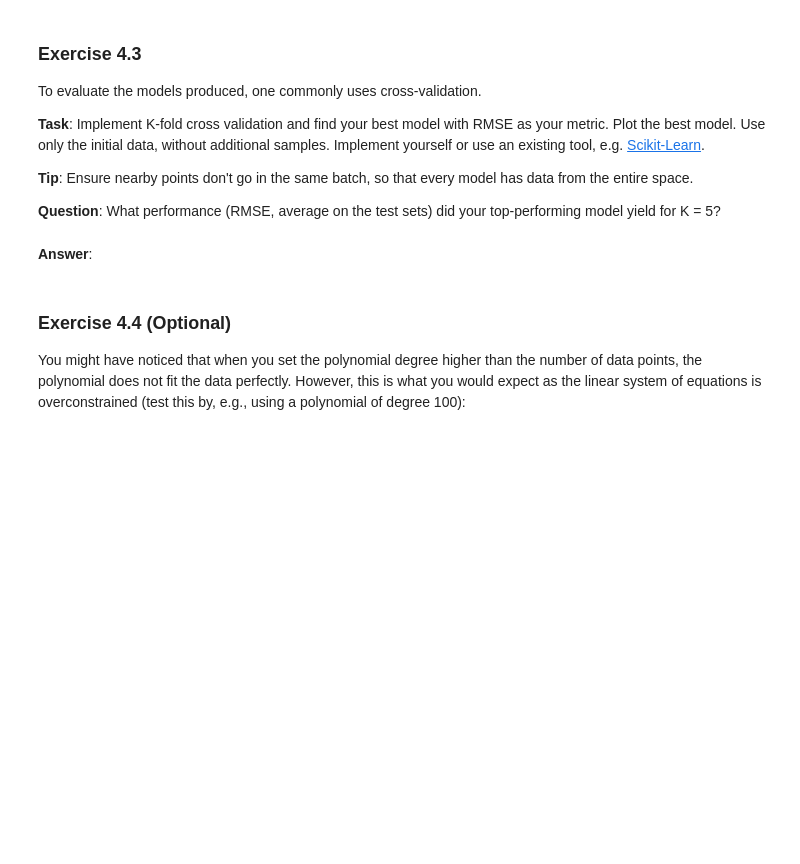
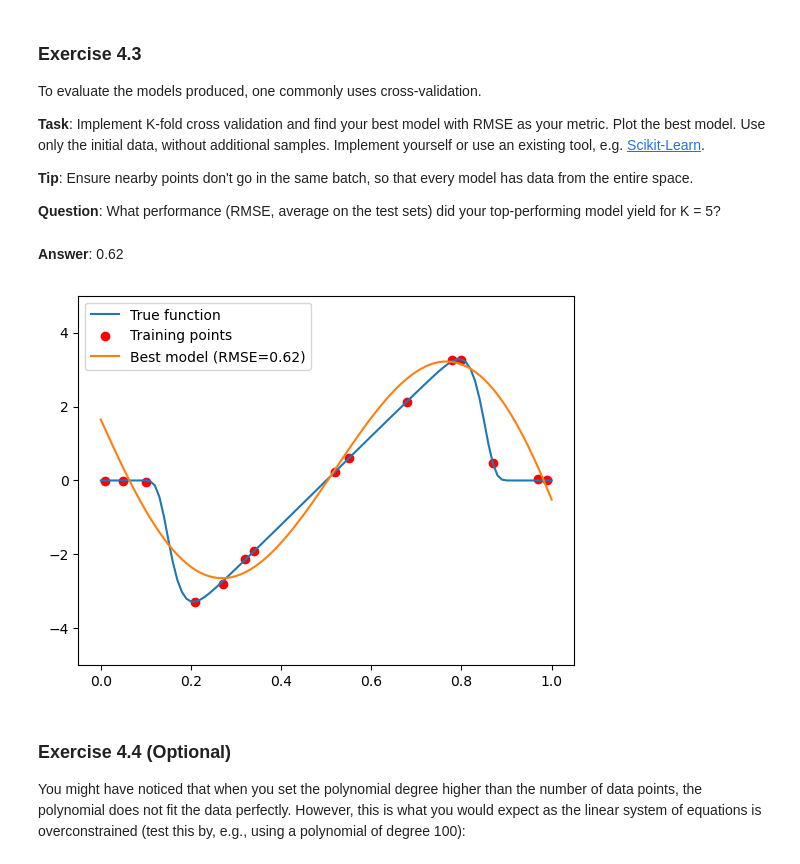
Before and after one commit to Nr755/EDAN96, a Jupyter notebook: lab2/lab2_intro_math.ipynb, the cells around one changed output. Cells and saved outputs as stored; diff of their text form; code cells hidden in the pictures; blank space fills up the shorter version.

```diff
--- a/lab2/lab2_intro_math.ipynb
+++ b/lab2/lab2_intro_math.ipynb
@@ -770,6 +769,6 @@ __Answer__:
 # %%
 # Test out these parameters to answer the questions!
-polynomial_degree = 12
+polynomial_degree = 5
 added_samples = 30
 
 pr = PolynomialRegression(polynomial_degree)
@@ -807,4 +814,4 @@ __Tip__: Ensure nearby points don't go in the same batch, so that every model ha
 __Question__:
 What performance (RMSE, average on the test sets) did your top-performing model yield for K = 5?
 # %% [markdown]
-__Answer__:
+__Answer__: 0.62
@@ -815,3 +818,45 @@ __Answer__:
+# %%
+from sklearn.model_selection import KFold
+from sklearn.metrics import mean_squared_error
+
+# EXPECTED SPACE FOR STUDENT CODE - START
+
+k = 5
+
+rmse_values = []
+models = []
+
+kf = KFold(n_splits=k, shuffle=True)
+for train_index, test_index in kf.split(X_eval):
+
+    # Split into training and test data
+    X_train, X_test = X_eval[train_index], X_eval[test_index]
+    y_train, y_test = y_eval[train_index], y_eval[test_index]
+
+    pr.fit_MLE(X_train, y_train)
+
+    y_pred = pr.predict(X_test)
+
+    rmse = np.sqrt(mean_squared_error(y_test, y_pred))
+
+    rmse_values.append(rmse)
+    models.append(pr)
+
+# Find the best model based on the lowest RMSE
+best_model_index = np.argmin(rmse_values)
+best_model = models[best_model_index]
+
+fig4, ax4 = plt.subplots()
+ax4.plot(X_plot, true_function(X_plot), label='True function')
+ax4.scatter(X_eval, y_eval, c='r', label='Training points')
+ax4.plot(X_plot, best_model.predict(X_plot), label=f'Best model (RMSE={rmse_values[best_model_index]:.2f})')
+ax4.set_ylim(-5, 5)
+ax4.legend()
+plt.show()
+
+# EXPECTED SPACE FOR STUDENT CODE - END
+# %% [output]
+[figure, added]
 # %% [markdown]
 ### Exercise 4.4 (Optional)
 
```
Also changed, not shown: parts of 9 cells of this notebook.
